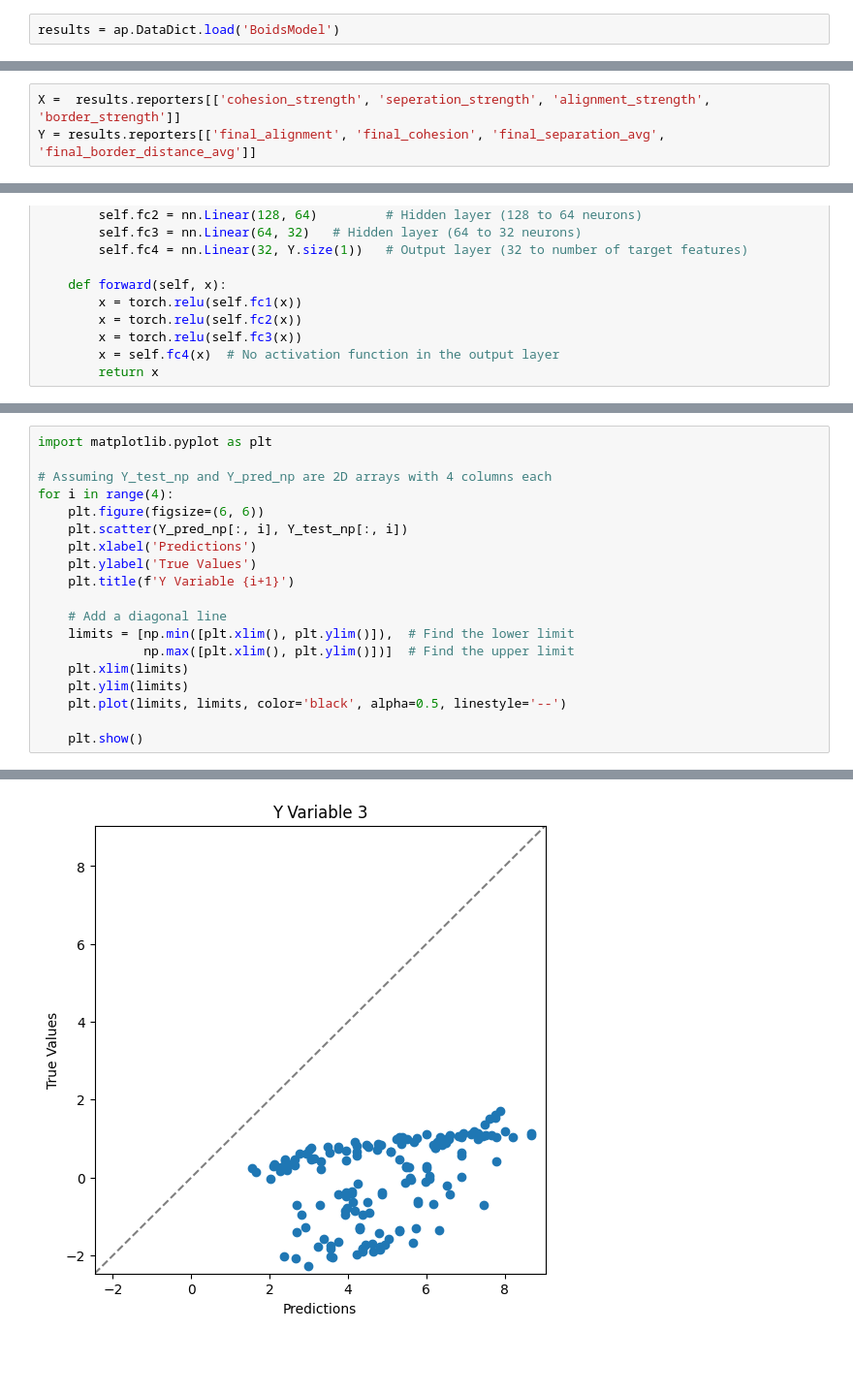
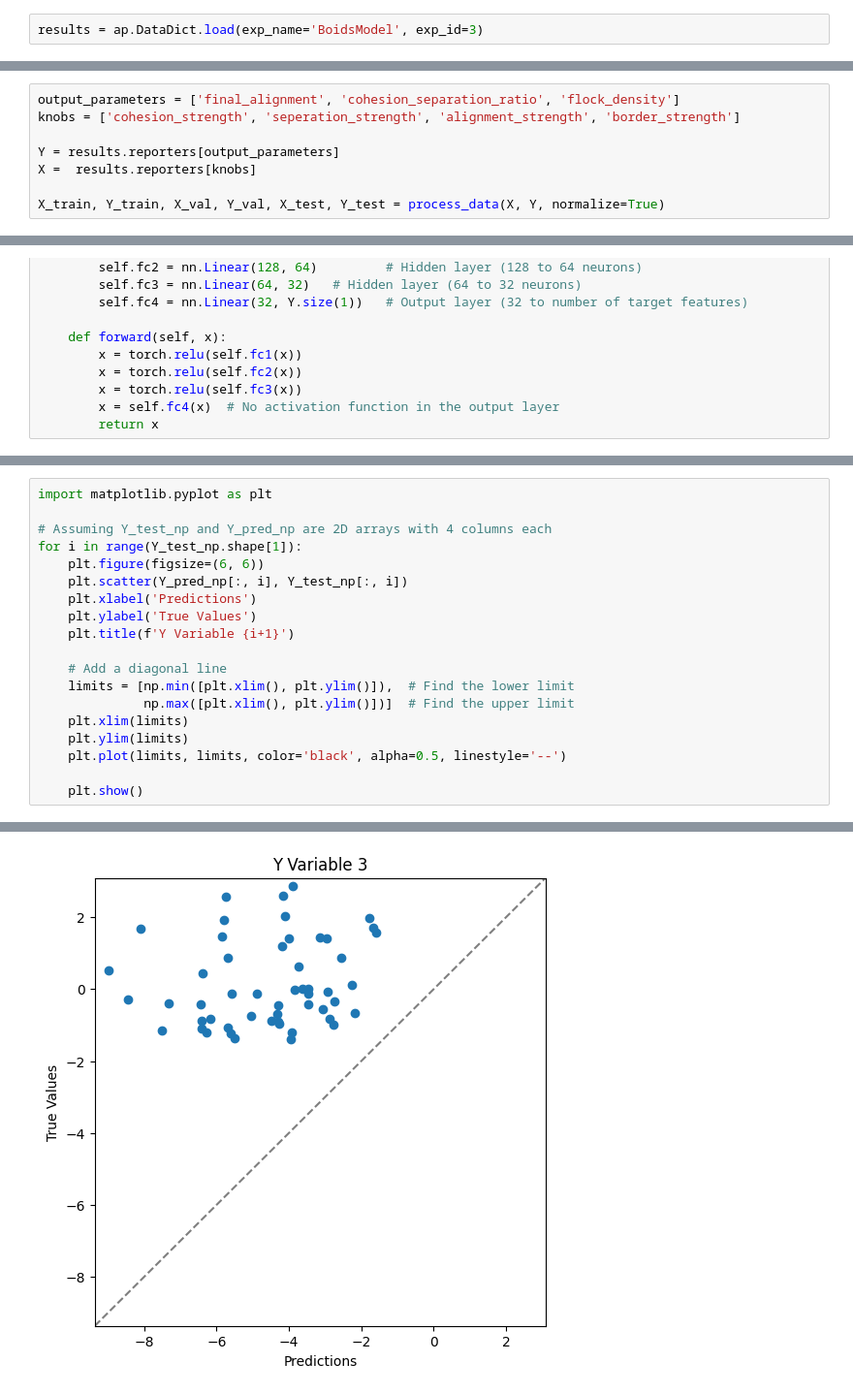
Before and after one commit to pedro15sousa/ABM-emulation, a Jupyter notebook: circular_emulator.ipynb, the cells around one changed output, grey strips where cells are left out. Shown at 97% size. Cells and saved outputs as stored; diff of their text form; blank space fills up the shorter version.

```diff
--- a/circular_emulator.ipynb
+++ b/circular_emulator.ipynb
@@ -38,5 +38,5 @@ from sklearn.model_selection import train_test_split
 from sklearn.preprocessing import StandardScaler
 import seaborn as sns
 # %%
-results = ap.DataDict.load('BoidsModel')
+results = ap.DataDict.load(exp_name='BoidsModel', exp_id=3)
 # %% [output]
@@ -47,6 +47,3 @@ Loading reporters.csv - Successful
 Loading info.json - Successful
 Loading variables_BoidsModel.csv - Successful
 Loading parameters_log.json - Successful
-# %%
-X =  results.reporters[['cohesion_strength', 'seperation_strength', 'alignment_strength', 'border_strength']]
-Y = results.reporters[['final_alignment', 'final_cohesion', 'final_separation_avg', 'final_border_distance_avg']]
@@ -97,3 +102,11 @@ Y_test = torch.tensor(Y_test_scaled, dtype=torch.float32)
+# %%
+output_parameters = ['final_alignment', 'cohesion_separation_ratio', 'flock_density']
+knobs = ['cohesion_strength', 'seperation_strength', 'alignment_strength', 'border_strength']
+
+Y = results.reporters[output_parameters]
+X =  results.reporters[knobs]
+
+X_train, Y_train, X_val, Y_val, X_test, Y_test = process_data(X, Y, normalize=True)
 # %%
 # Neural Network Architecture
 class ForwardModel(nn.Module):
@@ -238,7 +261,7 @@ MAE: 2.4145615100860596, MSE: 9.560383796691895, R^2: -8.885936299301456
 import matplotlib.pyplot as plt
 
 # Assuming Y_test_np and Y_pred_np are 2D arrays with 4 columns each
-for i in range(4):
+for i in range(Y_test_np.shape[1]):
     plt.figure(figsize=(6, 6))
     plt.scatter(Y_pred_np[:, i], Y_test_np[:, i])
     plt.xlabel('Predictions')
@@ -259 +282 @@ for i in range(4):
-[figure, old version]
+[figure, new version]
```
Also changed, not shown: parts of 9 cells of this notebook, 7 other files.
